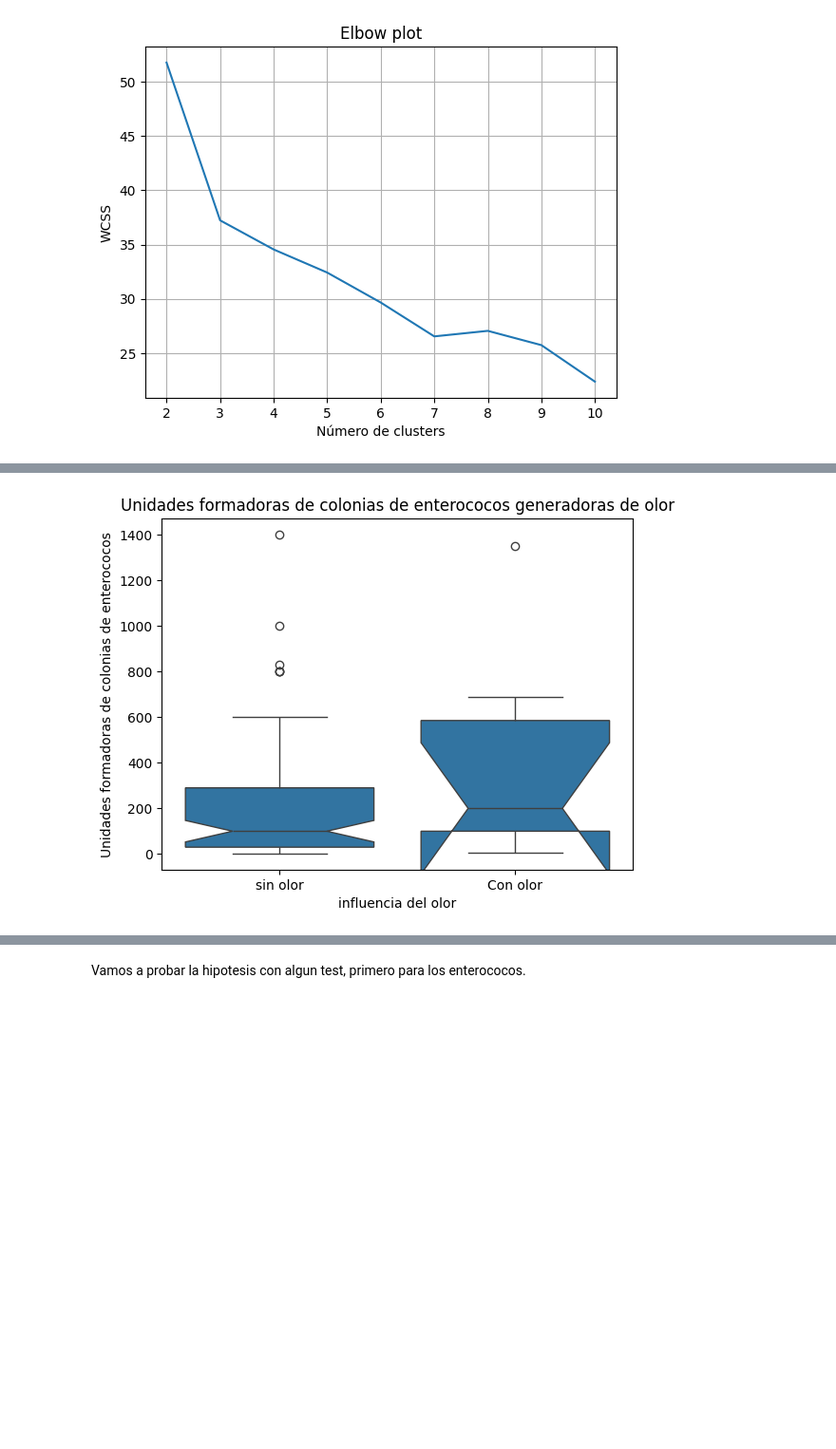
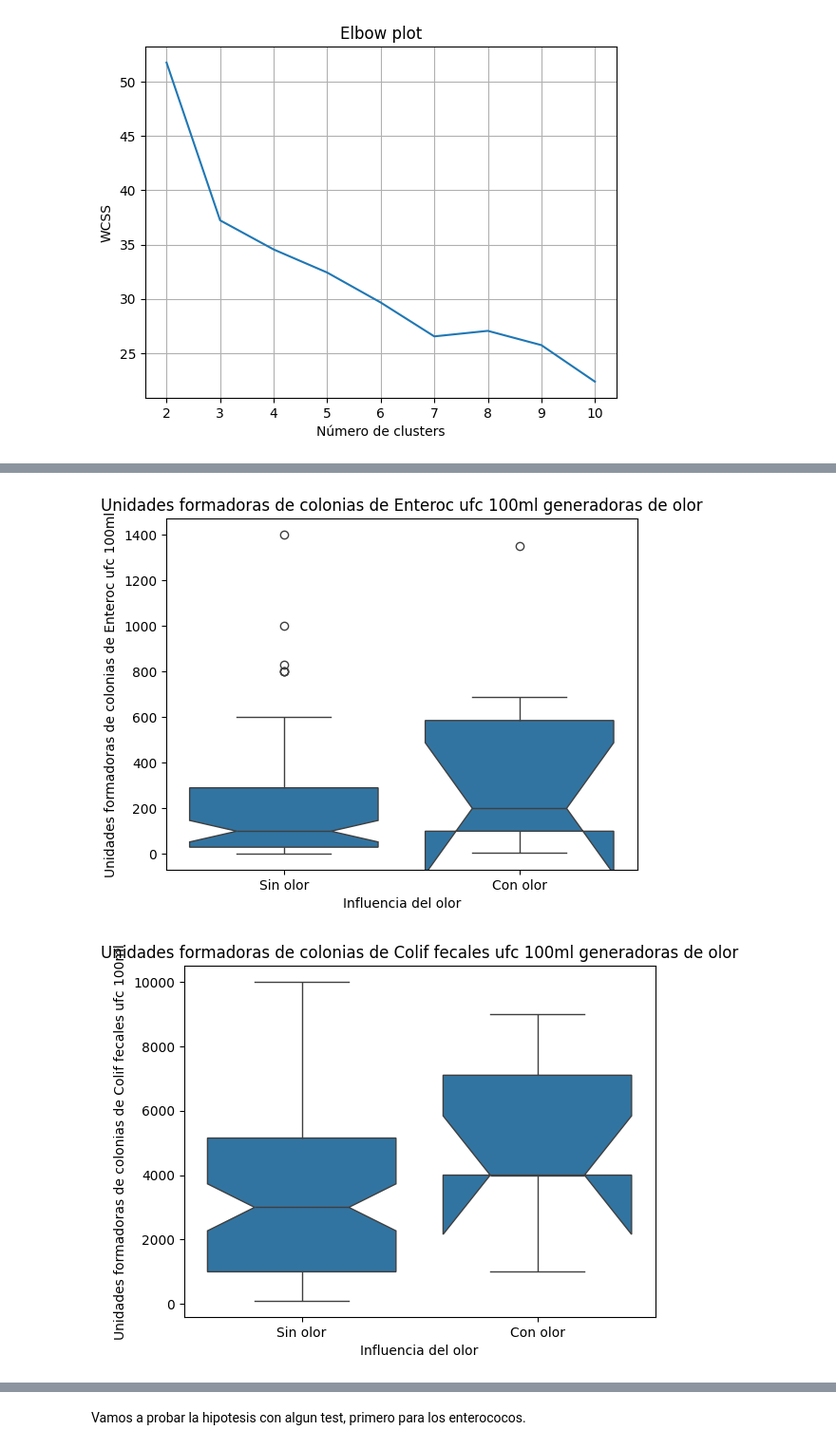
Before and after one commit to MartinoMasson/Fundamentos-de-datos, a Jupyter notebook: informacion.ipynb, the cells around one changed output, grey strips where cells are left out. Shown: that part at 95% size. Saved outputs shown, nothing was run; the diff lists cells and outputs as text; code cells hidden in the pictures; blank space fills up the shorter version.

```diff
--- a/informacion.ipynb
+++ b/informacion.ipynb
@@ -767,13 +716,23 @@ Index(['sitios', 'campaña', 'tem_agua', 'tem_aire', 'od', 'ph', 'olores',
 # %%
-
 import seaborn as sns
 import matplotlib.pyplot as plt
 
-sns.boxplot(x='olores', y='enteroc_ufc_100ml', data=preprocessed_dataset, notch=True)
-plt.title("Unidades formadoras de colonias de enterococos generadoras de olor")
-plt.xlabel("influencia del olor")
-plt.xticks(ticks=[0, 1], labels=["sin olor", "Con olor"])
-plt.ylabel("Unidades formadoras de colonias de enterococos")
-plt.show()
+# Lista de columnas a analizar
+col = ['enteroc_ufc_100ml', 'colif_fecales_ufc_100ml', 'escher_coli_ufc_100ml']
+
+# Loop para generar un boxplot para cada columna en la lista 'col'
+for j in col:
+    # Crear el boxplot para cada variable, usando 'olores' como variable de agrupación
+    sns.boxplot(x='olores', y=j, data=preprocessed_dataset, notch=True)
+
+    # Configuración de título y etiquetas del gráfico
+    plt.title(f"Unidades formadoras de colonias de {j.replace('_', ' ').capitalize()} generadoras de olor")
+    plt.xlabel("Influencia del olor")
+    plt.xticks(ticks=[0, 1], labels=["Sin olor", "Con olor"])
+    plt.ylabel(f"Unidades formadoras de colonias de {j.replace('_', ' ').capitalize()}")
+
+    # Mostrar el gráfico
+    plt.show()
 # %% [output]
-[figure, old version]
+[figure, new version]
+[figure, added]
```
Also changed, not shown: parts of 40 cells of this notebook.
